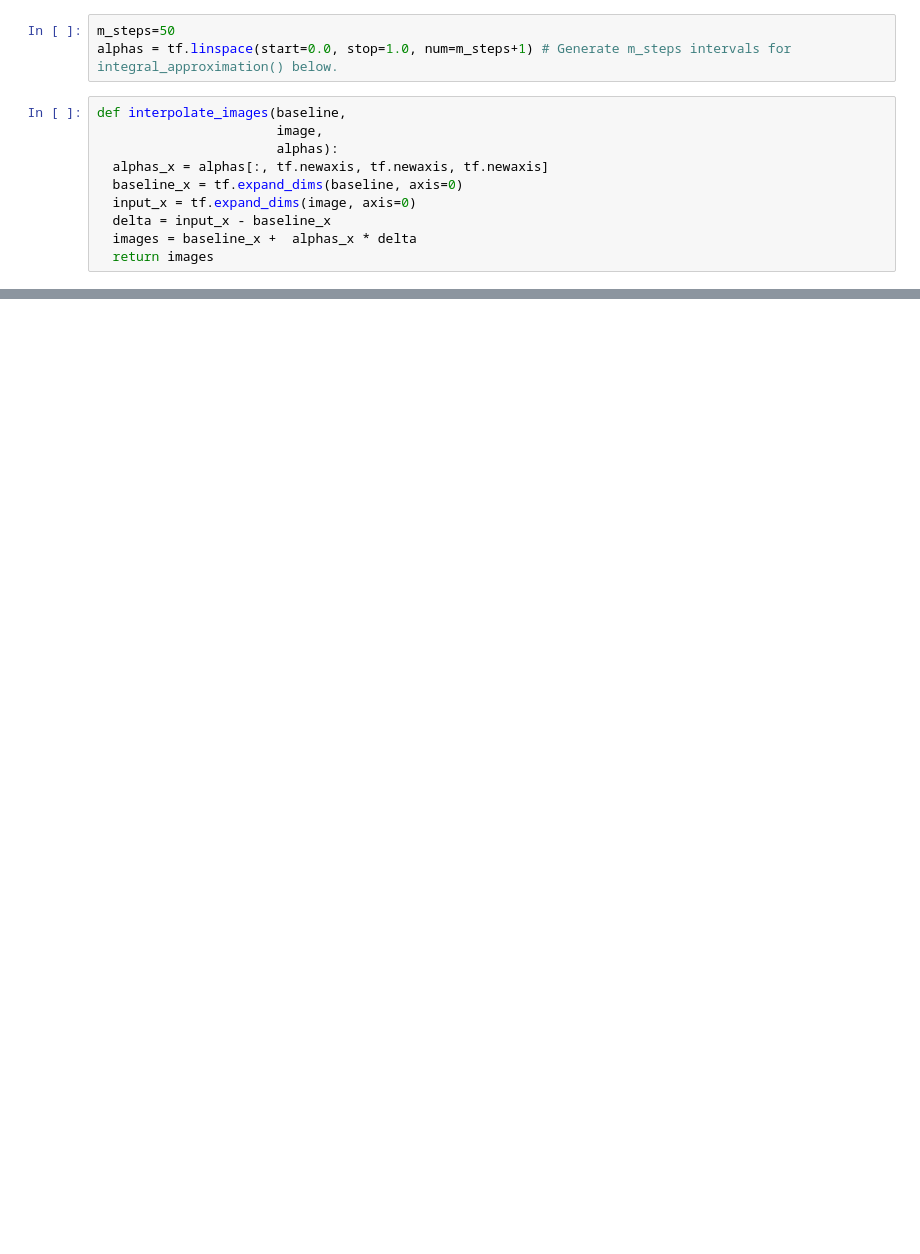
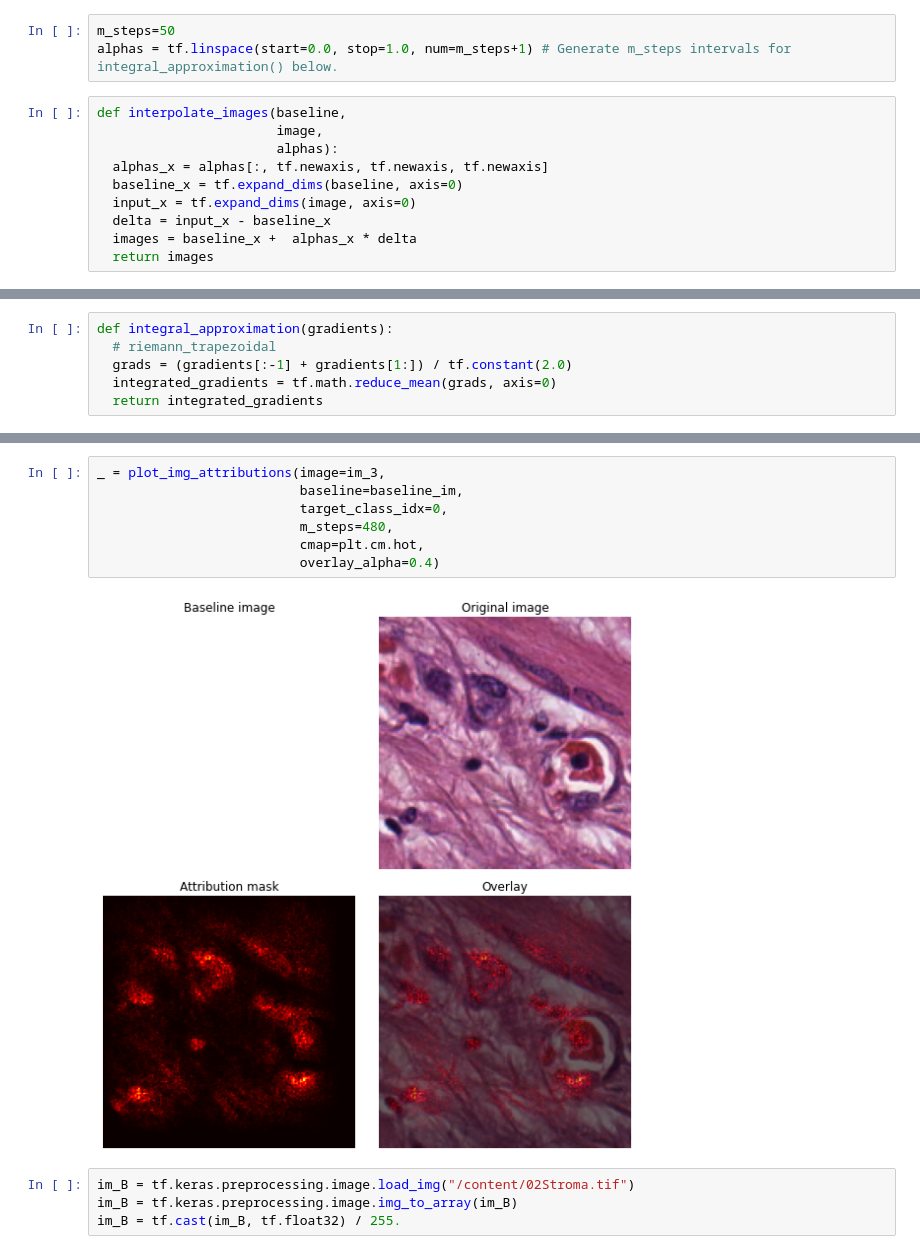
Before and after one commit to JoshDumo/histopathology, a Jupyter notebook: Onco_1.ipynb, the cells around one changed output, grey strips where cells are left out. Saved outputs shown, nothing was run; the diff lists cells and outputs as text; blank space fills up the shorter version.

```diff
--- a/Onco_1.ipynb
+++ b/Onco_1.ipynb
@@ -319,0 +375,6 @@ NameError: ignored
+# %%
+def integral_approximation(gradients):
+  # riemann_trapezoidal
+  grads = (gradients[:-1] + gradients[1:]) / tf.constant(2.0)
+  integrated_gradients = tf.math.reduce_mean(grads, axis=0)
+  return integrated_gradients
@@ -319,0 +473,13 @@ NameError: ignored
+# %%
+_ = plot_img_attributions(image=im_3,
+                          baseline=baseline_im,
+                          target_class_idx=0,
+                          m_steps=480,
+                          cmap=plt.cm.hot,
+                          overlay_alpha=0.4)
+# %% [output]
+[figure, added]
+# %%
+im_B = tf.keras.preprocessing.image.load_img("/content/02Stroma.tif")
+im_B = tf.keras.preprocessing.image.img_to_array(im_B)
+im_B = tf.cast(im_B, tf.float32) / 255.
```
Also changed, not shown: parts of 28 cells of this notebook.
